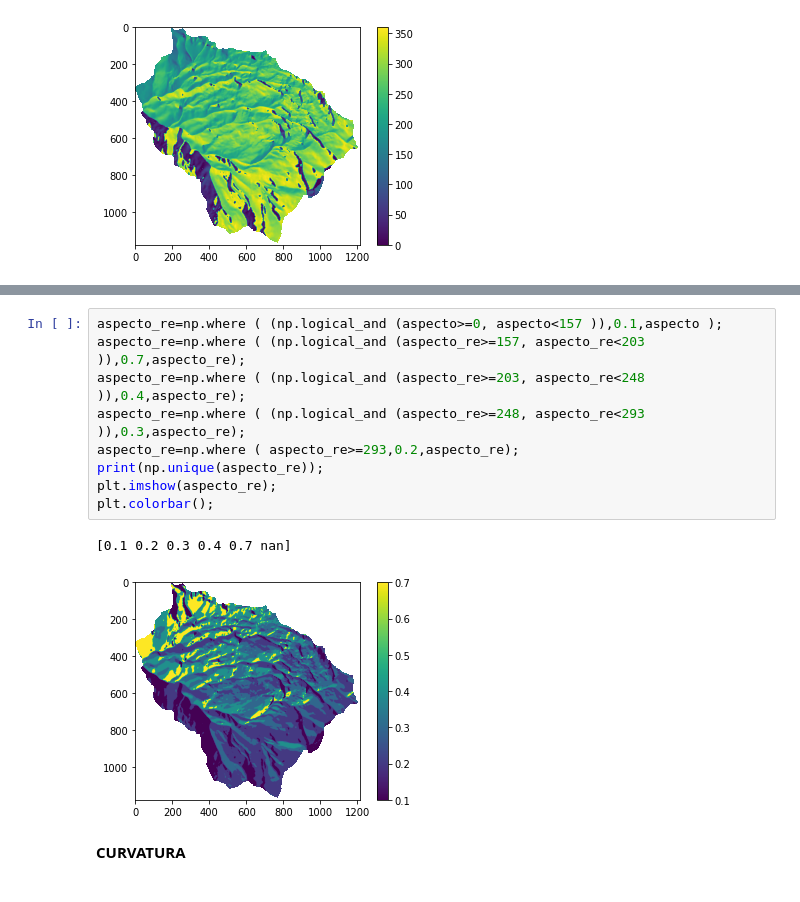
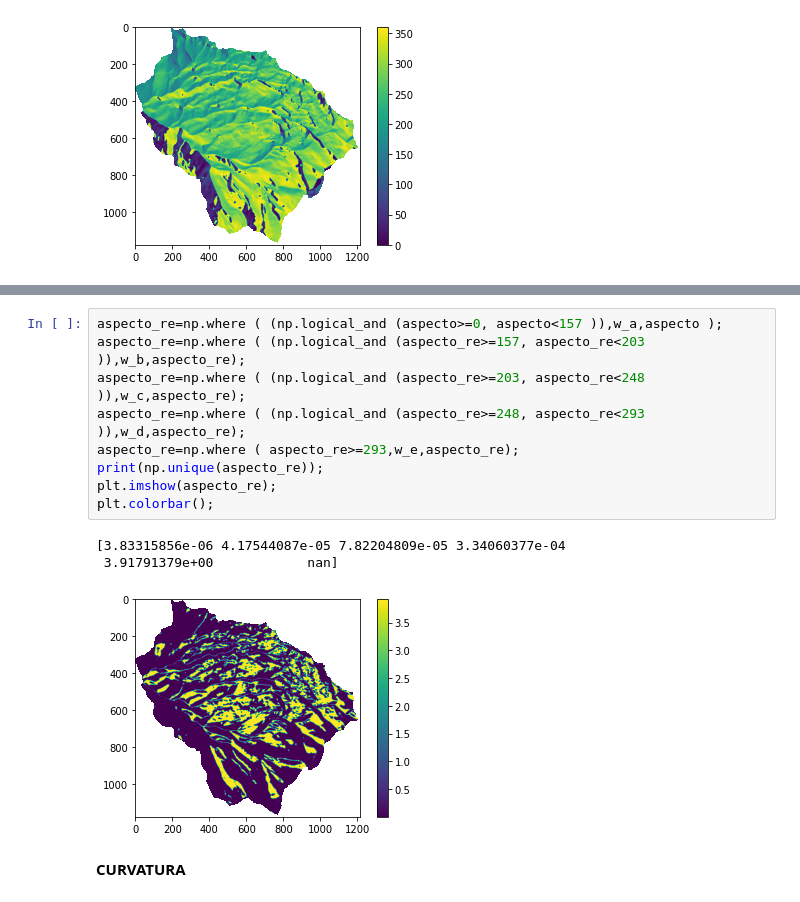
Before and after one commit to Alzategelizabeth/Cartografia-, a Jupyter notebook: Taller 7/MetodosBasadosEnDatos.ipynb, the cells around one changed output, grey strips where cells are left out. Drawn from its saved outputs; the diff is of its cells as text.

```diff
--- a/Taller 7/MetodosBasadosEnDatos.ipynb
+++ b/Taller 7/MetodosBasadosEnDatos.ipynb
@@ -161,15 +206,16 @@ aspecto_vector_MenM.shape
 # %%
-aspecto_re=np.where ( (np.logical_and (aspecto>=0, aspecto<157 )),0.1,aspecto );
-aspecto_re=np.where ( (np.logical_and (aspecto_re>=157, aspecto_re<203 )),0.7,aspecto_re);
-aspecto_re=np.where ( (np.logical_and (aspecto_re>=203, aspecto_re<248 )),0.4,aspecto_re);
-aspecto_re=np.where ( (np.logical_and (aspecto_re>=248, aspecto_re<293 )),0.3,aspecto_re);
-aspecto_re=np.where ( aspecto_re>=293,0.2,aspecto_re);
+aspecto_re=np.where ( (np.logical_and (aspecto>=0, aspecto<157 )),w_a,aspecto );
+aspecto_re=np.where ( (np.logical_and (aspecto_re>=157, aspecto_re<203 )),w_b,aspecto_re);
+aspecto_re=np.where ( (np.logical_and (aspecto_re>=203, aspecto_re<248 )),w_c,aspecto_re);
+aspecto_re=np.where ( (np.logical_and (aspecto_re>=248, aspecto_re<293 )),w_d,aspecto_re);
+aspecto_re=np.where ( aspecto_re>=293,w_e,aspecto_re);
 print(np.unique(aspecto_re));
 plt.imshow(aspecto_re);
 plt.colorbar();
 # %% [output]
-[0.1 0.2 0.3 0.4 0.7 nan]
+[3.83315856e-06 4.17544087e-05 7.82204809e-05 3.34060377e-04
+ 3.91791379e+00            nan]
-[figure, old version]
+[figure, new version]
 # %% [markdown]
 **CURVATURA**
 # %%
```
Also changed, not shown: parts of 9 cells of this notebook.
